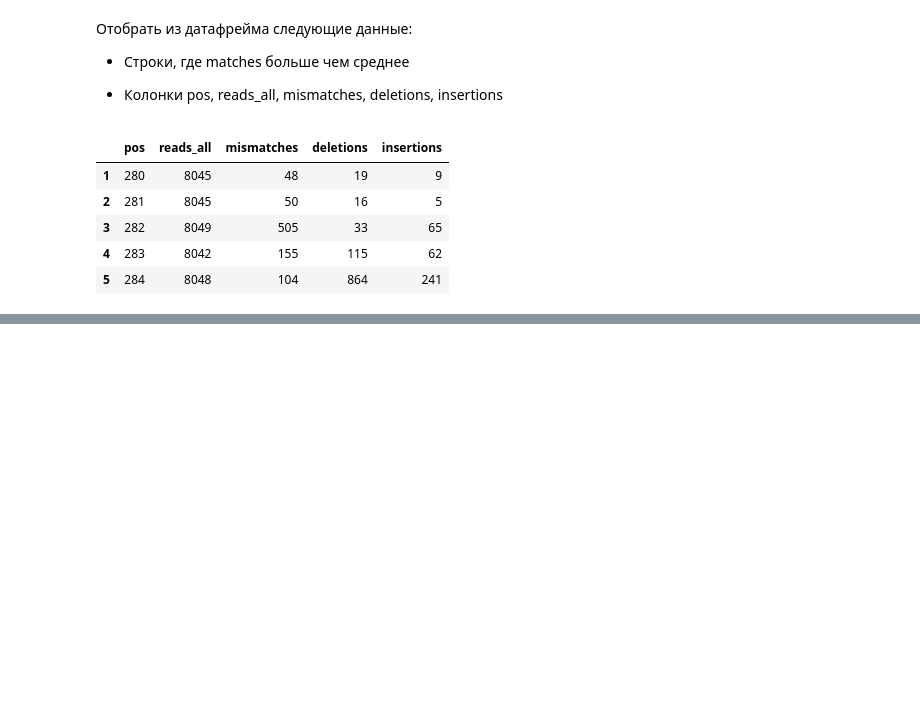
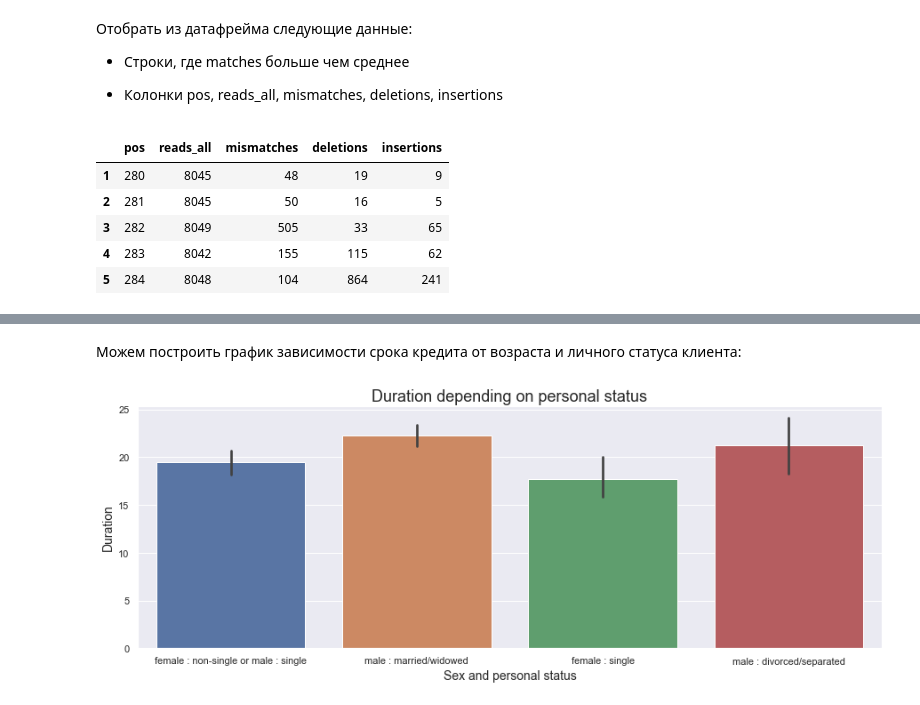
Before and after one commit to staceyso/BI_2021_Python, a Jupyter notebook: homework_pandas/code/pandas_tasks.ipynb, the cells around one changed output, grey strips where cells are left out. Drawn from its saved outputs; the diff is of its cells as text; code cells hidden in the pictures; blank space fills up the shorter version.

```diff
--- a/homework_pandas/code/pandas_tasks.ipynb
+++ b/homework_pandas/code/pandas_tasks.ipynb
@@ -62,0 +149,11 @@ df2.to_csv('../data/train_part.csv')
+# %% [markdown]
+Можем построить график зависимости срока кредита от возраста и личного статуса клиента:
+# %%
+plt.figure(figsize=(15, 5))
+sns.barplot(x='personal_status_sex', y='duration', data=data)
+plt.title('Duration depending on personal status', size=18)
+plt.xlabel('Sex and personal status', size=14)
+plt.ylabel('Duration', size=14)
+plt.show()
+# %% [output]
+[figure, added]
```
Also changed, not shown: parts of 24 cells of this notebook, 1 other file.
